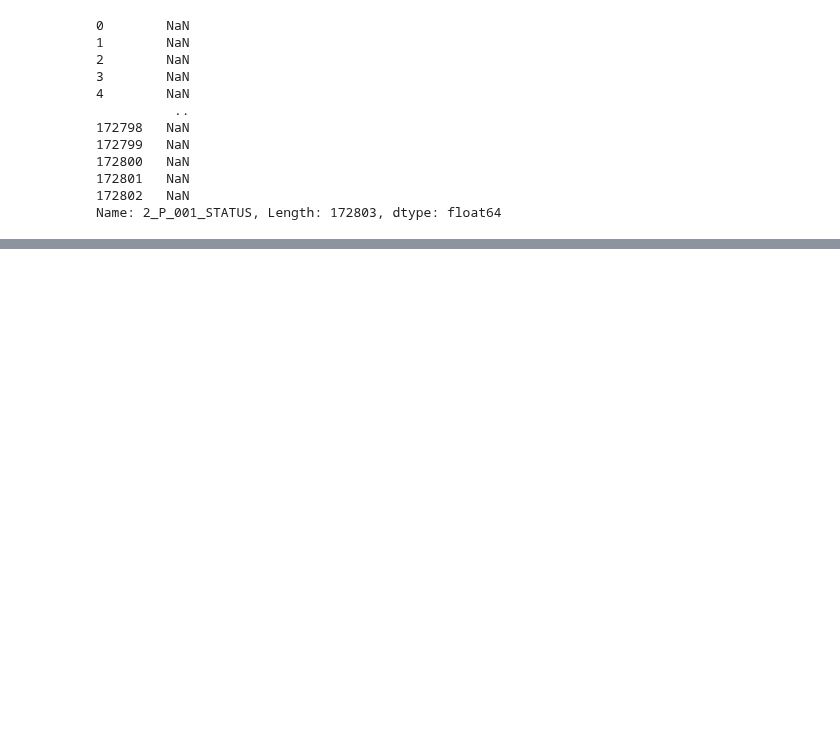
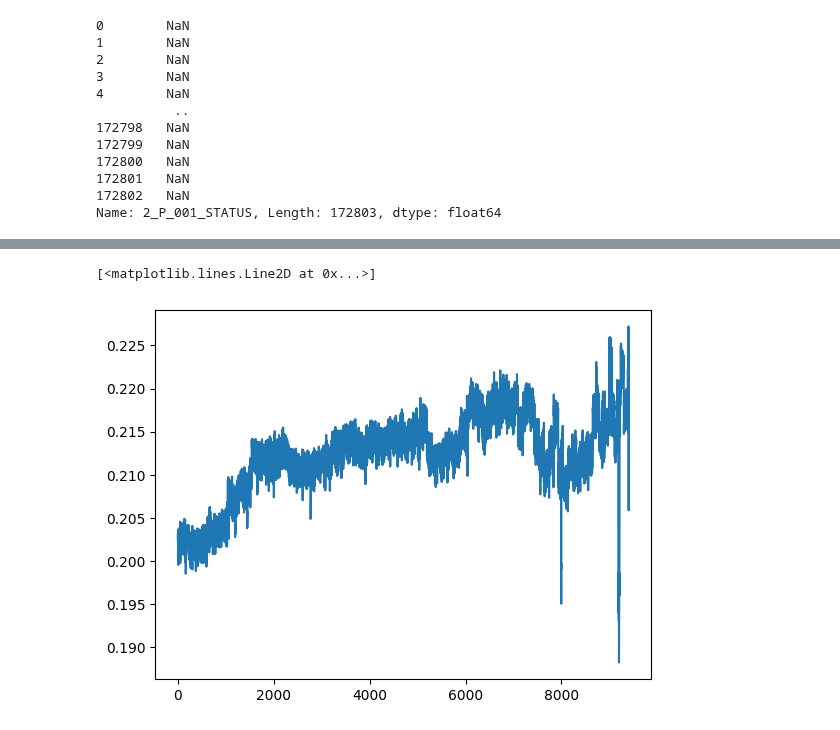
Before and after one commit to ML4ITS/mtad-gat-pytorch, a Jupyter notebook: util_notebook.ipynb, the cells around one changed output, grey strips where cells are left out. Cells and saved outputs as stored; diff of their text form; code cells hidden in the pictures; blank space fills up the shorter version.

```diff
--- a/util_notebook.ipynb
+++ b/util_notebook.ipynb
@@ -221,3 +230,8 @@ wadi['2_P_001_STATUS']
 172801   NaN
 172802   NaN
 Name: 2_P_001_STATUS, Length: 172803, dtype: float64
+# %%
+import pandas as pd
+skab = pd.read_csv('C:/Users/giuli/Documents/mtad-gat-pytorch/datasets/data/SKAB/anomaly-free.csv', delimiter=';' )
+
+skab
@@ -223,0 +262,5 @@ Name: 2_P_001_STATUS, Length: 172803, dtype: float64
+# %%
+plt.plot(skab.iloc[:,1])
+# %% [output]
+[<matplotlib.lines.Line2D at 0x...>]
+[figure, added]
```
Also changed, not shown: parts of 21 cells of this notebook, 5 other files.
